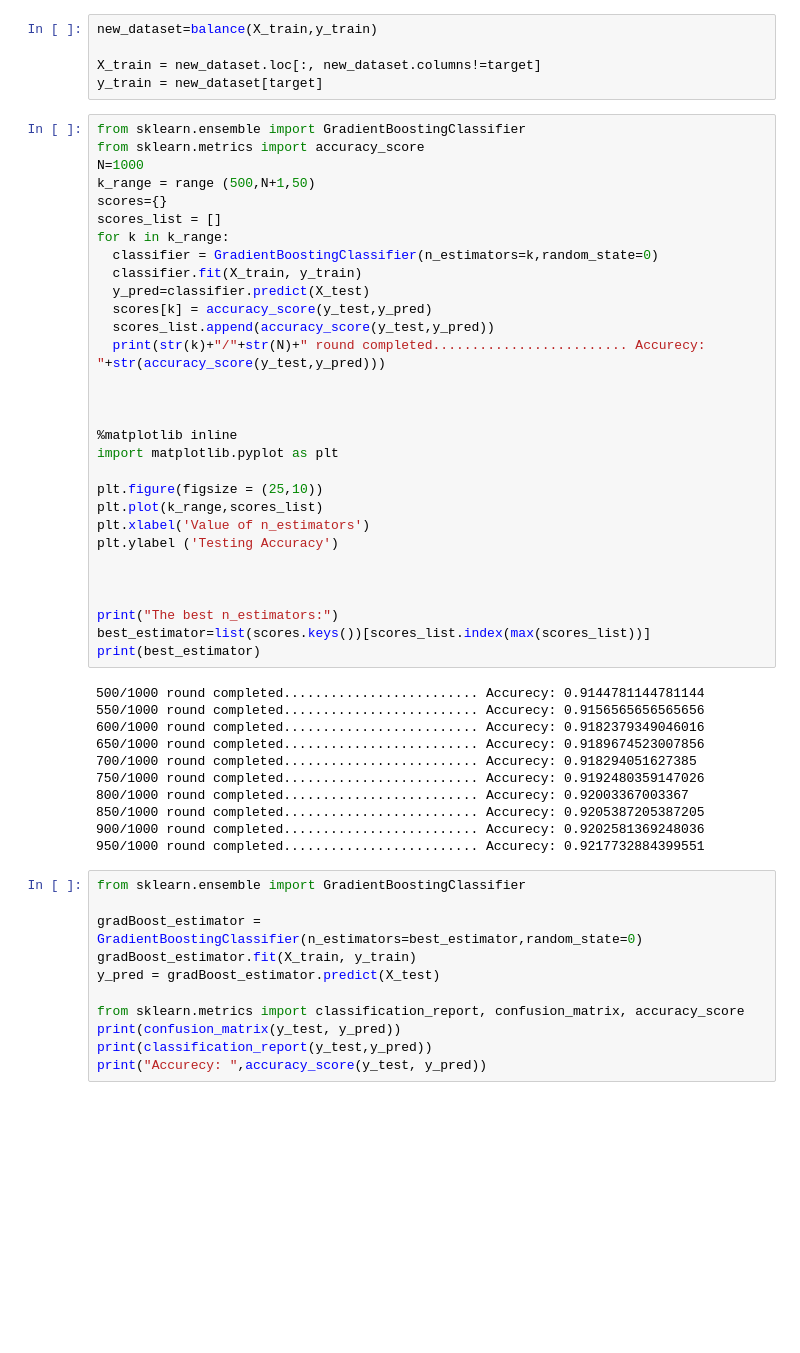
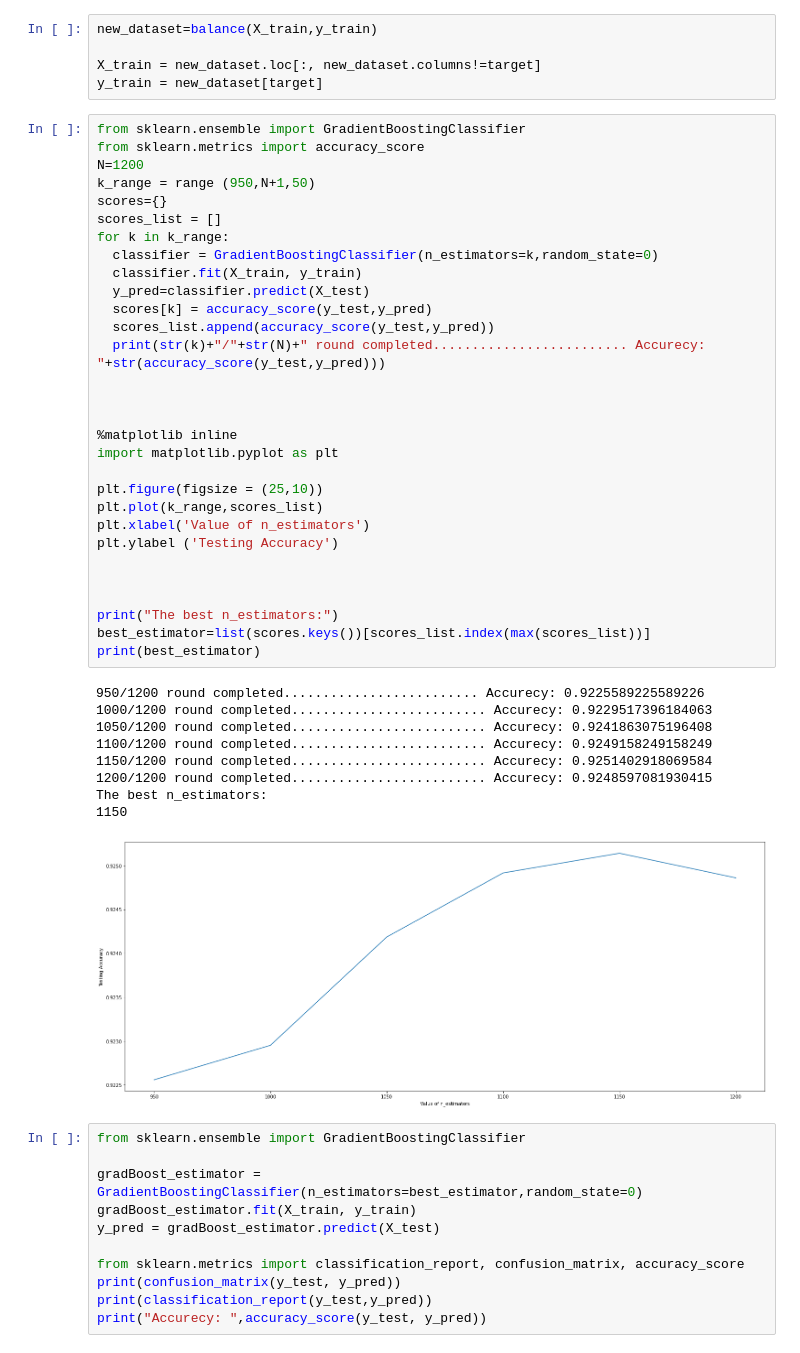
Before and after one commit to RafsanJany-44/Research-NREM-REM, a Jupyter notebook: Final_Result_GB.ipynb, the cells around one changed output. Cells and saved outputs as stored; diff of their text form; blank space fills up the shorter version.

```diff
--- a/Final_Result_GB.ipynb
+++ b/Final_Result_GB.ipynb
@@ -66,44 +66,43 @@ y_train = new_dataset[target]
 # %%
 from sklearn.ensemble import GradientBoostingClassifier
 from sklearn.metrics import accuracy_score
-N=1000
-k_range = range (500,N+1,50)
+N=1200
+k_range = range (950,N+1,50)
 scores={}
 scores_list = []
 for k in k_range:
   classifier = GradientBoostingClassifier(n_estimators=k,random_state=0)
   classifier.fit(X_train, y_train)
   y_pred=classifier.predict(X_test)
   scores[k] = accuracy_score(y_test,y_pred)
   scores_list.append(accuracy_score(y_test,y_pred))
   print(str(k)+"/"+str(N)+" round completed......................... Accurecy: "+str(accuracy_score(y_test,y_pred)))
 
 
 
 %matplotlib inline
 import matplotlib.pyplot as plt
 
 plt.figure(figsize = (25,10))
 plt.plot(k_range,scores_list)
 plt.xlabel('Value of n_estimators')
 plt.ylabel ('Testing Accuracy')
 
 
 
 print("The best n_estimators:")
 best_estimator=list(scores.keys())[scores_list.index(max(scores_list))]
 print(best_estimator)
 # %% [output]
-500/1000 round completed......................... Accurecy: 0.9144781144781144
-550/1000 round completed......................... Accurecy: 0.9156565656565656
-600/1000 round completed......................... Accurecy: 0.9182379349046016
-650/1000 round completed......................... Accurecy: 0.9189674523007856
-700/1000 round completed......................... Accurecy: 0.918294051627385
-750/1000 round completed......................... Accurecy: 0.9192480359147026
-800/1000 round completed......................... Accurecy: 0.92003367003367
-850/1000 round completed......................... Accurecy: 0.9205387205387205
-900/1000 round completed......................... Accurecy: 0.9202581369248036
-950/1000 round completed......................... Accurecy: 0.9217732884399551
+950/1200 round completed......................... Accurecy: 0.9225589225589226
+1000/1200 round completed......................... Accurecy: 0.9229517396184063
+1050/1200 round completed......................... Accurecy: 0.9241863075196408
+1100/1200 round completed......................... Accurecy: 0.9249158249158249
+1150/1200 round completed......................... Accurecy: 0.9251402918069584
+1200/1200 round completed......................... Accurecy: 0.9248597081930415
+The best n_estimators:
+1150
+[figure, added]
 # %%
 from sklearn.ensemble import GradientBoostingClassifier
 
```
Also changed, not shown: parts of 1 cell of this notebook.
